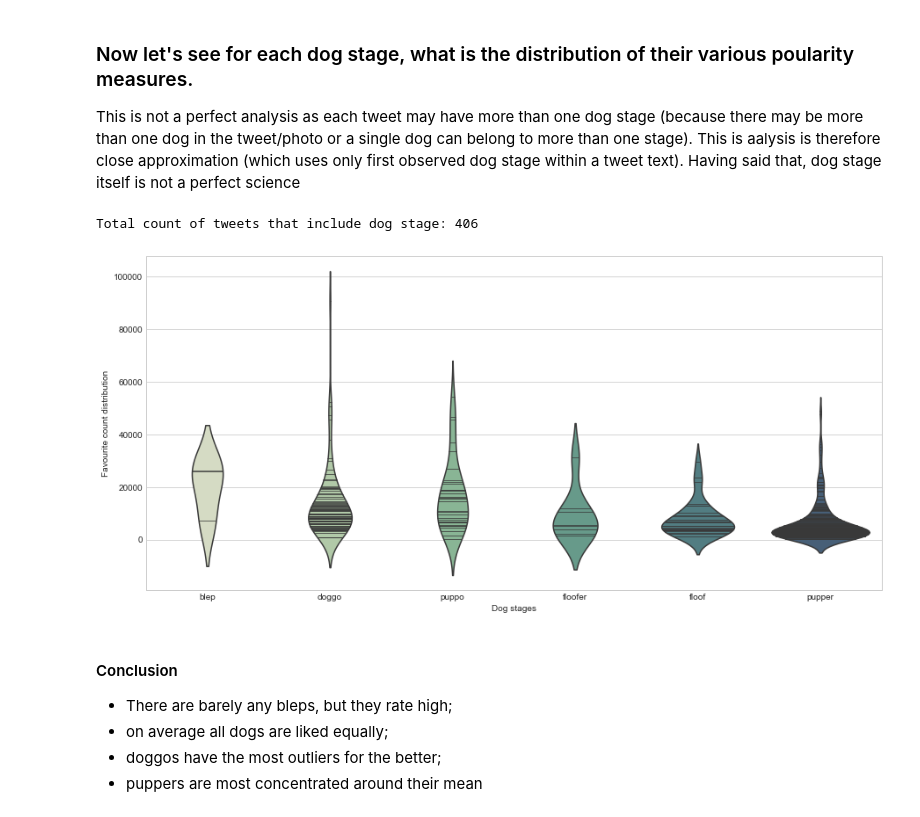
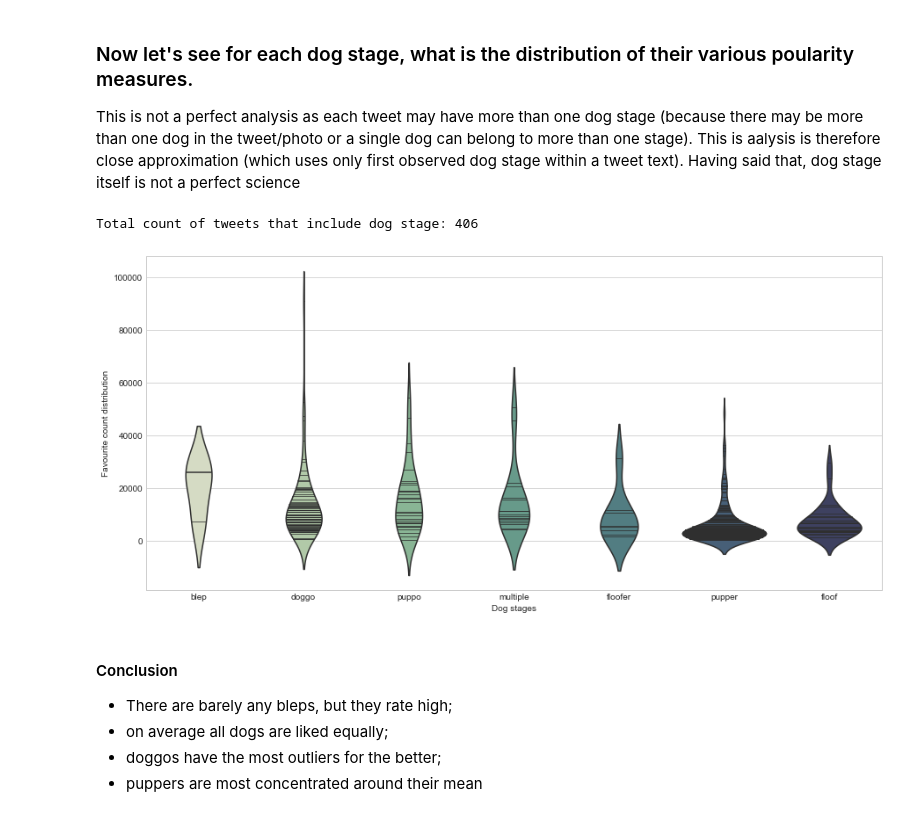
Before and after one commit to VilijaVait/data-analyst-udacity, a Jupyter notebook: projects/WrangleAndAnalyzeData/act_report.ipynb, the cells around one changed output. Drawn from its saved outputs; the diff is of its cells as text; code cells hidden in the pictures.

```diff
--- a/projects/WrangleAndAnalyzeData/act_report.ipynb
+++ b/projects/WrangleAndAnalyzeData/act_report.ipynb
@@ -91,21 +93,21 @@ P.S. As an owner of a beagle, any favourite charts that do not include them seem
 
 This is not a perfect analysis as each tweet may have more than one dog stage (because there may be more than one dog in the tweet/photo or a single dog can belong to more than one stage). This is aalysis is therefore close approximation (which uses only first observed dog stage within a tweet text).  Having said that, dog stage itself is not a perfect science
 # %%
-dog_stages = df_tweet.dog_stages_alt1.value_counts().index
-df_dog_stages = df_tweet[(df_tweet.dog_stages_alt1.notnull())&(df_tweet.favourite_count<=100000)]
-popular_order = df_breeds.groupby(['dog_stages_alt1'])['favourite_count'].mean().sort_values(ascending=False).index
+dog_stages = df_tweet.dog_stages.value_counts().index
+df_dog_stages = df_tweet[(df_tweet.dog_stages.notnull())&(df_tweet.favourite_count<=100000)]
+popular_order = df_breeds.groupby(['dog_stages'])['favourite_count'].mean().sort_values(ascending=False).index
 print ('Total count of tweets that include dog stage: {}'.format(df_dog_stages.shape[0]))
 
 plt.style.use('seaborn-whitegrid')
 palette = sns.cubehelix_palette(8, start=.5, rot=-.75)
 plt.figure(figsize = [15,7])
 
-ax = sns.violinplot(x="dog_stages_alt1", y="favourite_count", data=df_dog_stages, order=popular_order,
+ax = sns.violinplot(x="dog_stages", y="favourite_count", data=df_dog_stages, order=popular_order,
                     inner="stick", palette=palette)
 ax.set(xlabel='Dog stages', ylabel='Favourite count distribution');
 # %% [output]
 Total count of tweets that include dog stage: 406
-[figure, old version]
+[figure, new version]
 # %% [markdown]
 #### Conclusion
 - There are barely any bleps, but they rate high;
```
Also changed, not shown: parts of 6 cells of this notebook, 5 other files.
